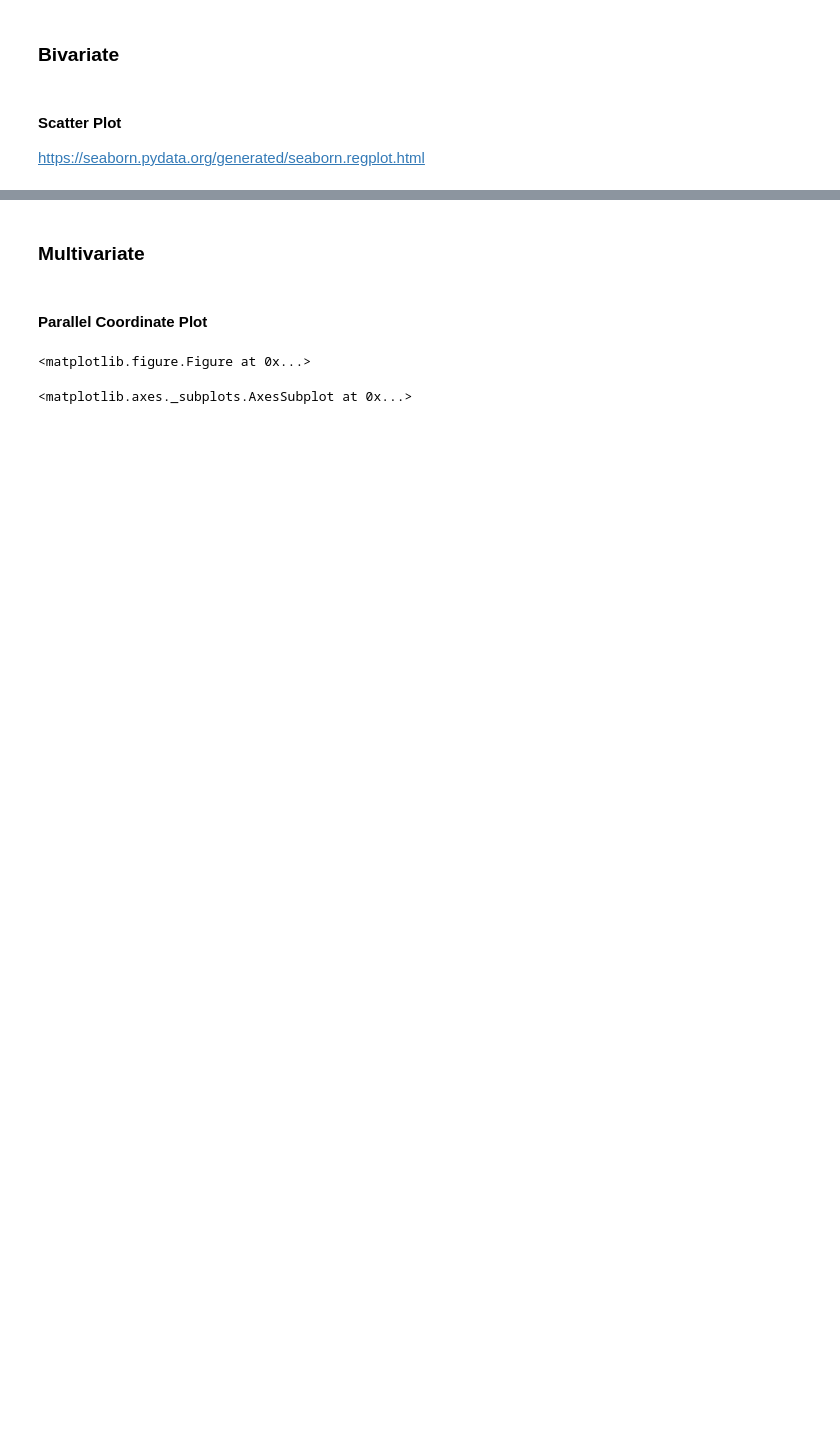
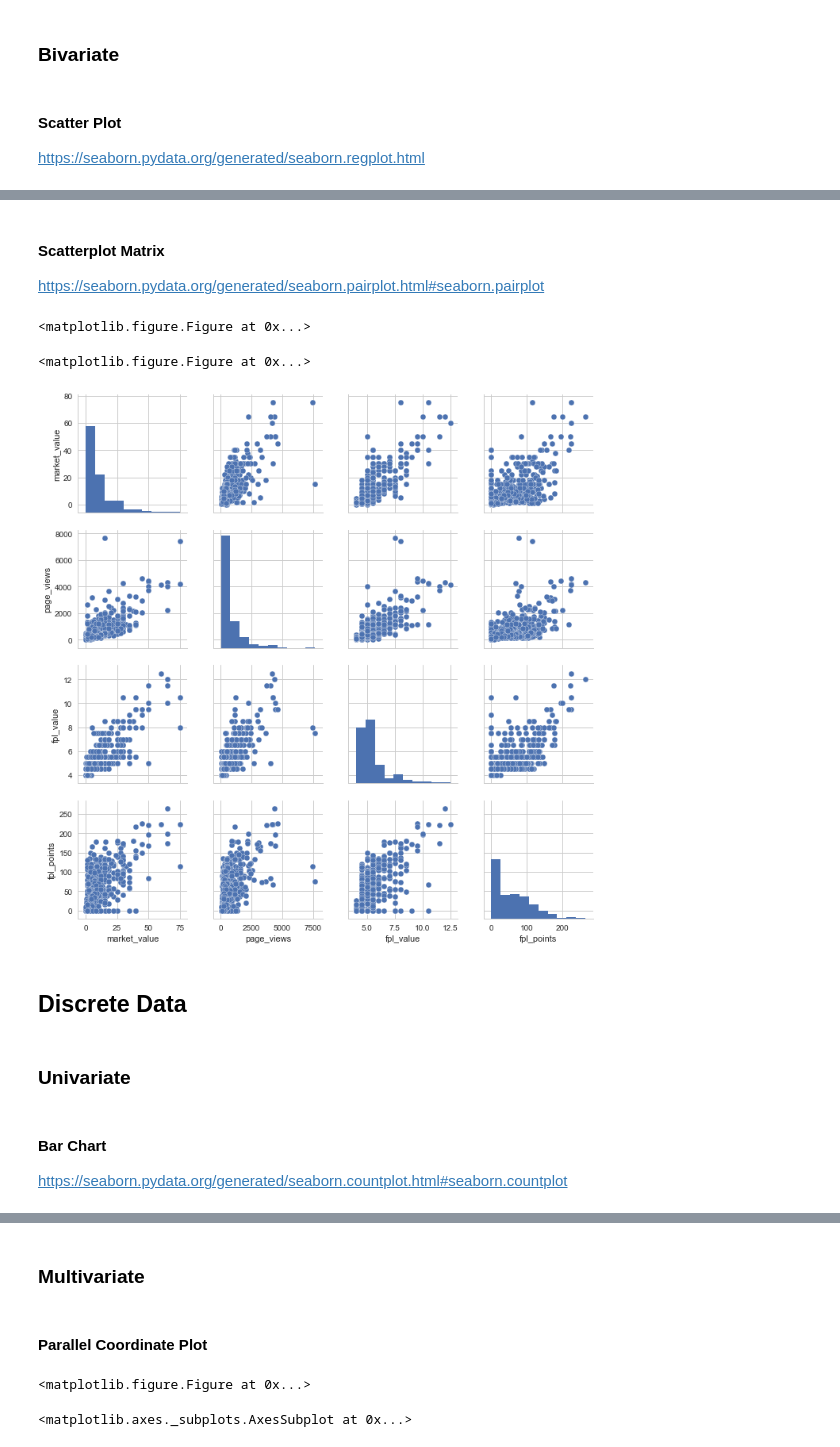
Before and after one commit to basilvetas/seaborn-visualizations, a Jupyter notebook: Data-Visualizations-Python.ipynb, the cells around one changed output, grey strips where cells are left out. Cells and saved outputs as stored; diff of their text form; code cells hidden in the pictures; blank space fills up the shorter version.

```diff
--- a/Data-Visualizations-Python.ipynb
+++ b/Data-Visualizations-Python.ipynb
@@ -207,0 +209,23 @@ ax = sns.regplot(x="page_views", y="market_value", data=df)
+# %% [markdown]
+#### Scatterplot Matrix
+https://seaborn.pydata.org/generated/seaborn.pairplot.html#seaborn.pairplot
+# %%
+# Set figure size
+plt.figure(figsize=(15,10))
+
+# Get numerical data columns we want to plot
+cols = ['market_value', 'page_views', 'fpl_value', 'fpl_points']
+splom_df = df.loc[: , cols]
+
+g = sns.pairplot(splom_df)
+# %% [output]
+<matplotlib.figure.Figure at 0x...>
+<matplotlib.figure.Figure at 0x...>
+[figure, added]
+# %% [markdown]
+## Discrete Data
+# %% [markdown]
+### Univariate
+# %% [markdown]
+#### Bar Chart
+https://seaborn.pydata.org/generated/seaborn.countplot.html#seaborn.countplot
```
Also changed, not shown: parts of 42 cells of this notebook.
